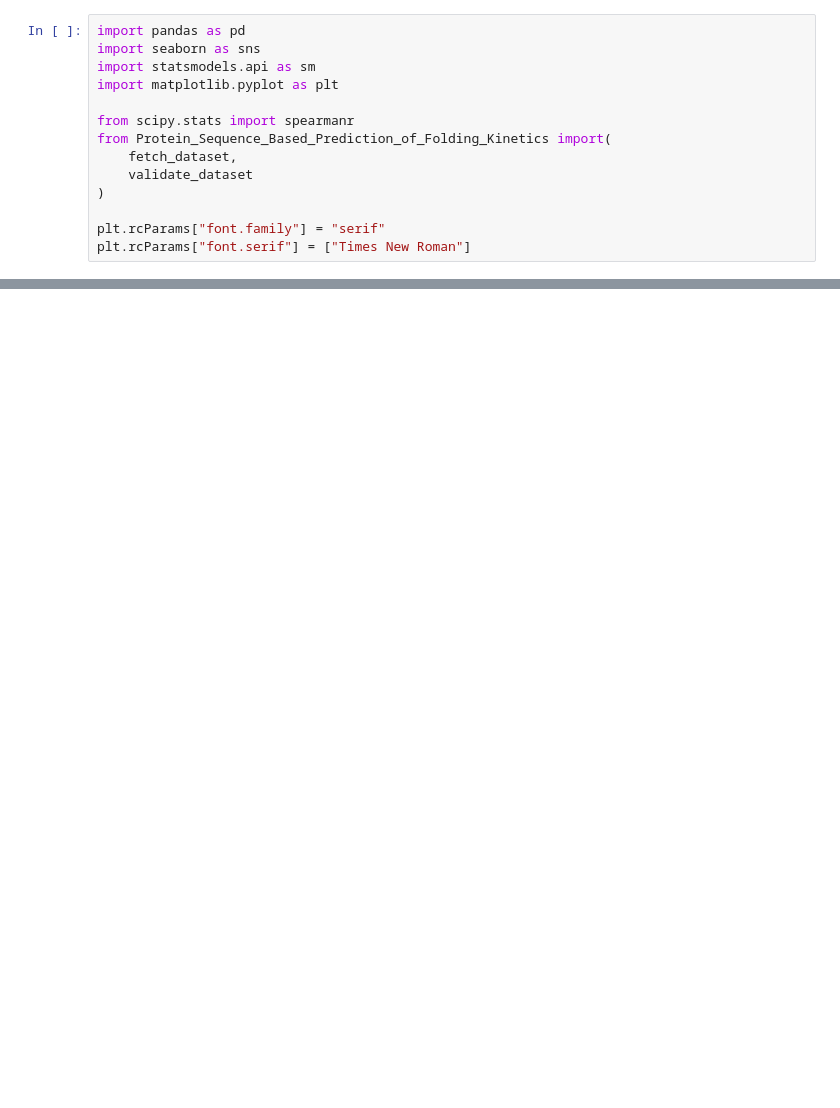
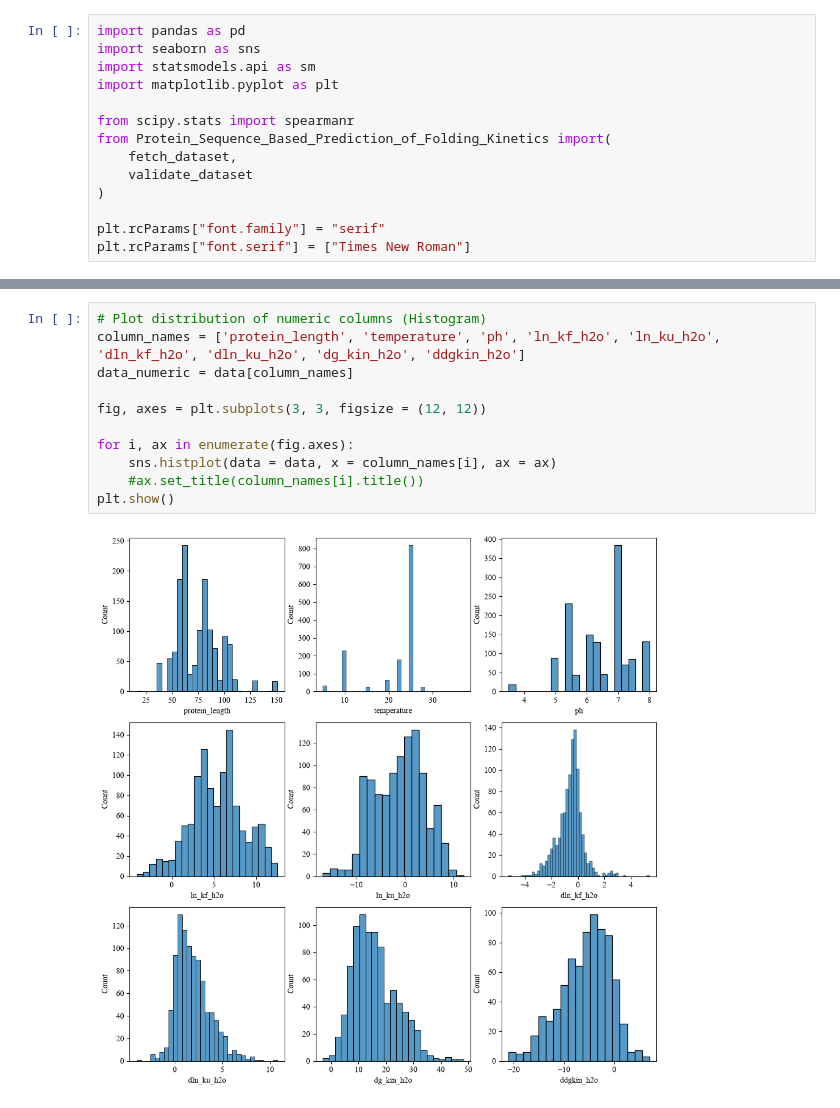
Before and after one commit to isasunde/Protein-Sequence-Based-Prediction-of-Folding-Kinetics, a Jupyter notebook: 3_Exploratory_data_analysis.ipynb, the cells around one changed output, grey strips where cells are left out. Saved outputs shown, nothing was run; the diff lists cells and outputs as text; blank space fills up the shorter version.

```diff
--- a/3_Exploratory_data_analysis.ipynb
+++ b/3_Exploratory_data_analysis.ipynb
@@ -55,0 +77,13 @@ dtype: float64
+# %%
+# Plot distribution of numeric columns (Histogram)
+column_names = ['protein_length', 'temperature', 'ph', 'ln_kf_h2o', 'ln_ku_h2o', 'dln_kf_h2o', 'dln_ku_h2o', 'dg_kin_h2o', 'ddgkin_h2o']
+data_numeric = data[column_names]
+
+fig, axes = plt.subplots(3, 3, figsize = (12, 12))
+
+for i, ax in enumerate(fig.axes):
+    sns.histplot(data = data, x = column_names[i], ax = ax)
+    #ax.set_title(column_names[i].title())
+plt.show()
+# %% [output]
+[figure, added]
```
Also changed, not shown: parts of 18 cells of this notebook, 16 other files.
